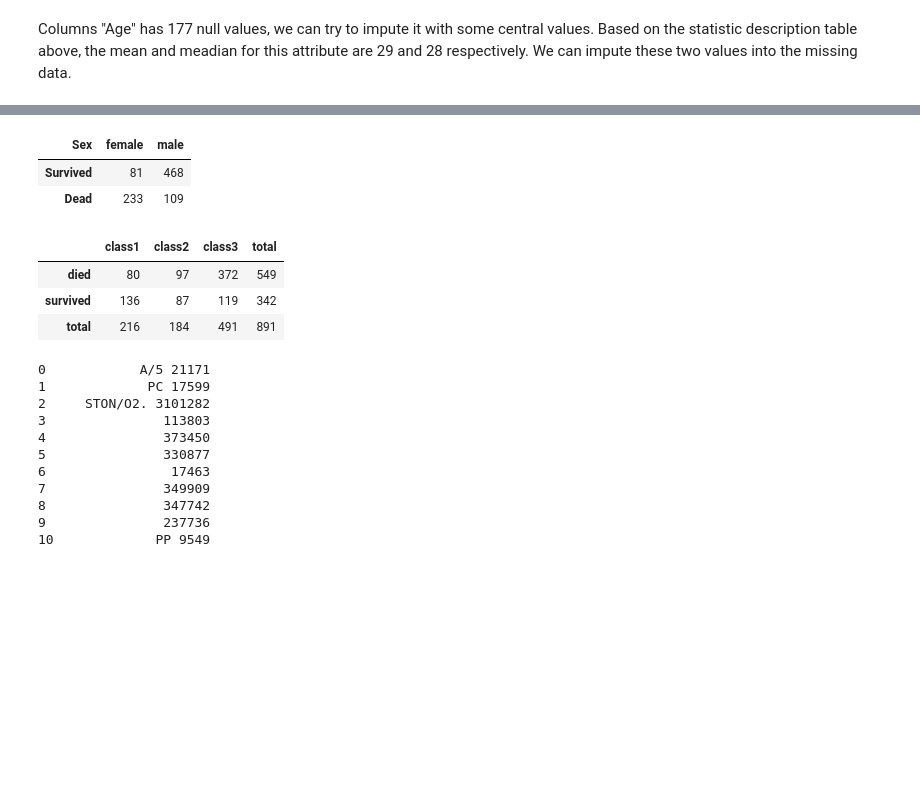
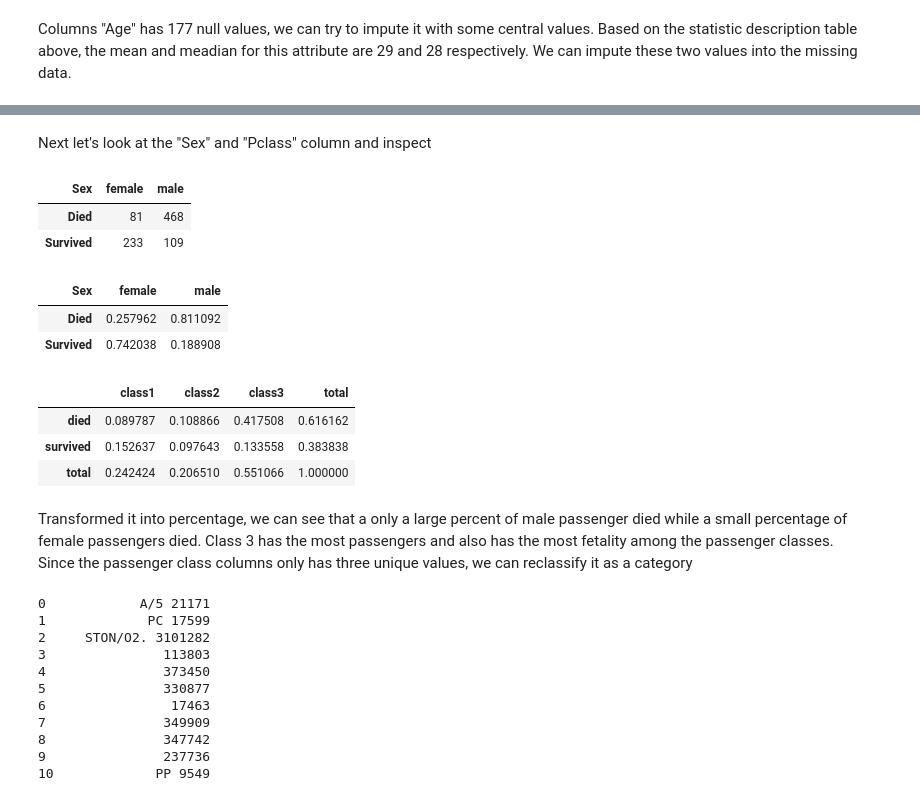
Before and after one commit to DanHuuTran/TitanicDecisionTree, a Jupyter notebook: titanic-analysis.ipynb, the cells around one changed output, grey strips where cells are left out. Drawn from its saved outputs; the diff is of its cells as text; code cells hidden in the pictures; blank space fills up the shorter version.

```diff
--- a/titanic-analysis.ipynb
+++ b/titanic-analysis.ipynb
@@ -110,21 +132,33 @@ Columns "Age" has 177 null values, we can try to impute it with some central val
+# %% [markdown]
+Next let's look at the "Sex" and "Pclass" column and inspect
 # %%
-survival_freq = pd.crosstab(index = df["Survived"], columns = df["Sex"])
-survival_freq.index = ["Survived", "Dead"]
+survival_freq = pd.crosstab(index = df["Survived"], columns = df["Sex"] )  #making a frequency table
+survival_freq.index = ["Died", "Survived"]
 survival_freq
 # %% [output]
 | Sex | female | male |
-| Survived | 81 | 468 |
-| Dead | 233 | 109 |
+| Died | 81 | 468 |
+| Survived | 233 | 109 |
+# %%
+survival_freq = pd.crosstab(index = df["Survived"], columns = df["Sex"], normalize = 'columns' )  #turining it into percentage
+survival_freq.index = ["Died", "Survived"]
+survival_freq
+# %% [output]
+| Sex | female | male |
+| Died | 0.257962 | 0.811092 |
+| Survived | 0.742038 | 0.188908 |
 # %%
 survived_class = pd.crosstab(index=df["Survived"],
-                            columns=df["Pclass"], margins = True)
+                            columns=df["Pclass"], margins = True, normalize = True) #making a frequency table and adding the subtotal
 
 survived_class.columns = ["class1","class2","class3", "total"]
 survived_class.index= ["died","survived","total"]
-
 survived_class
 # %% [output]
 |  | class1 | class2 | class3 | total |
-| died | 80 | 97 | 372 | 549 |
-| survived | 136 | 87 | 119 | 342 |
-| total | 216 | 184 | 491 | 891 |
+| died | 0.089787 | 0.108866 | 0.417508 | 0.616162 |
+| survived | 0.152637 | 0.097643 | 0.133558 | 0.383838 |
+| total | 0.242424 | 0.206510 | 0.551066 | 1.000000 |
+# %% [markdown]
+Transformed it into percentage, we can see that a only a large percent of male passenger died while a small percentage of female passengers died. Class 3 has the most passengers and also has the most fetality among the passenger classes. \
+Since the passenger class columns only has three unique values, we can reclassify it as a category
```
Also changed, not shown: parts of 33 cells of this notebook.
